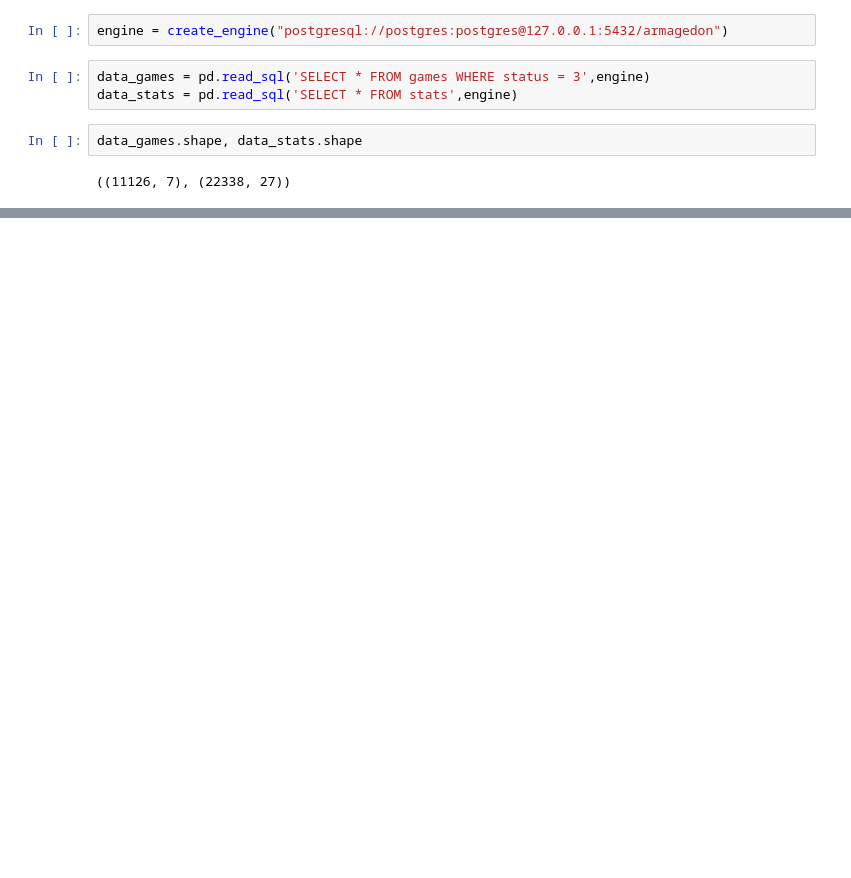
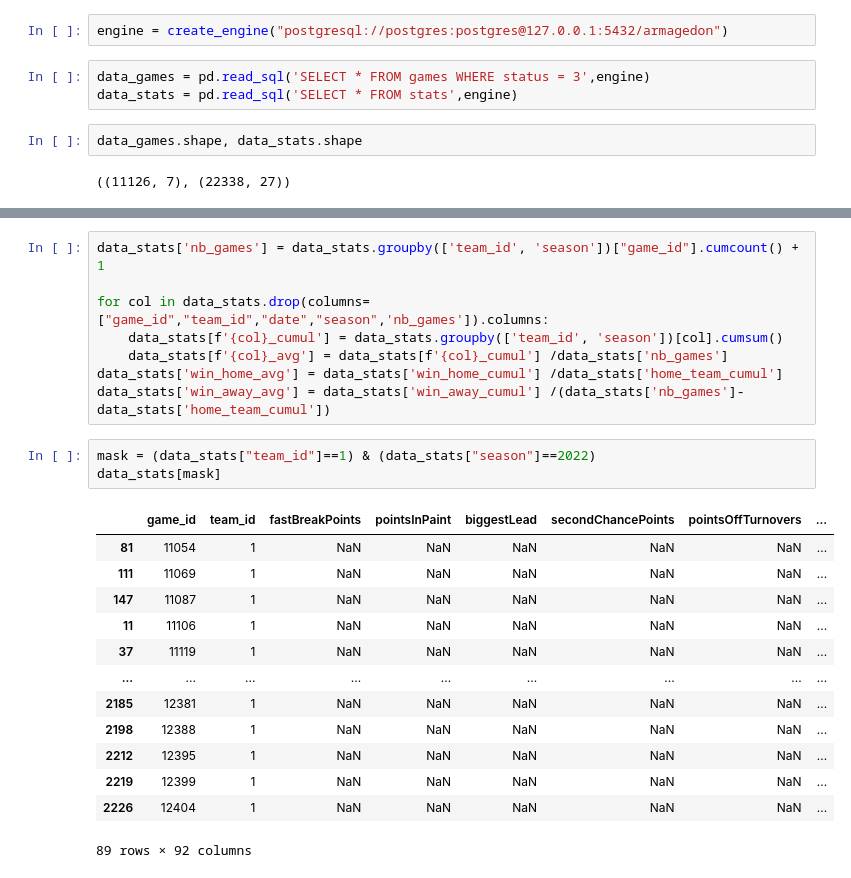
Before and after one commit to LoannFeidt/Armagedon, a Jupyter notebook: Model/stats_extractor.ipynb, the cells around one changed output, grey strips where cells are left out. Cells and saved outputs as stored; diff of their text form; blank space fills up the shorter version.

```diff
--- a/Model/stats_extractor.ipynb
+++ b/Model/stats_extractor.ipynb
@@ -36,0 +47,25 @@ data_stats.head()
+# %%
+data_stats['nb_games'] = data_stats.groupby(['team_id', 'season'])["game_id"].cumcount() + 1
+
+for col in data_stats.drop(columns=["game_id","team_id","date","season",'nb_games']).columns:
+    data_stats[f'{col}_cumul'] = data_stats.groupby(['team_id', 'season'])[col].cumsum()
+    data_stats[f'{col}_avg'] = data_stats[f'{col}_cumul'] /data_stats['nb_games']
+data_stats['win_home_avg'] = data_stats['win_home_cumul'] /data_stats['home_team_cumul']
+data_stats['win_away_avg'] = data_stats['win_away_cumul'] /(data_stats['nb_games']-data_stats['home_team_cumul'])
+# %%
+mask = (data_stats["team_id"]==1) & (data_stats["season"]==2022)
+data_stats[mask]
+# %% [output]
+|  | game_id | team_id | fastBreakPoints | pointsInPaint | biggestLead | secondChancePoints | pointsOffTurnovers | ... |
+| 81 | 11054 | 1 | NaN | NaN | NaN | NaN | NaN | ... |
+| 111 | 11069 | 1 | NaN | NaN | NaN | NaN | NaN | ... |
+| 147 | 11087 | 1 | NaN | NaN | NaN | NaN | NaN | ... |
+| 11 | 11106 | 1 | NaN | NaN | NaN | NaN | NaN | ... |
+| 37 | 11119 | 1 | NaN | NaN | NaN | NaN | NaN | ... |
+| ... | ... | ... | ... | ... | ... | ... | ... | ... |
+| 2185 | 12381 | 1 | NaN | NaN | NaN | NaN | NaN | ... |
+| 2198 | 12388 | 1 | NaN | NaN | NaN | NaN | NaN | ... |
+| 2212 | 12395 | 1 | NaN | NaN | NaN | NaN | NaN | ... |
+| 2219 | 12399 | 1 | NaN | NaN | NaN | NaN | NaN | ... |
+| 2226 | 12404 | 1 | NaN | NaN | NaN | NaN | NaN | ... |
+89 rows × 92 columns
```
Also changed, not shown: parts of 5 cells of this notebook.
